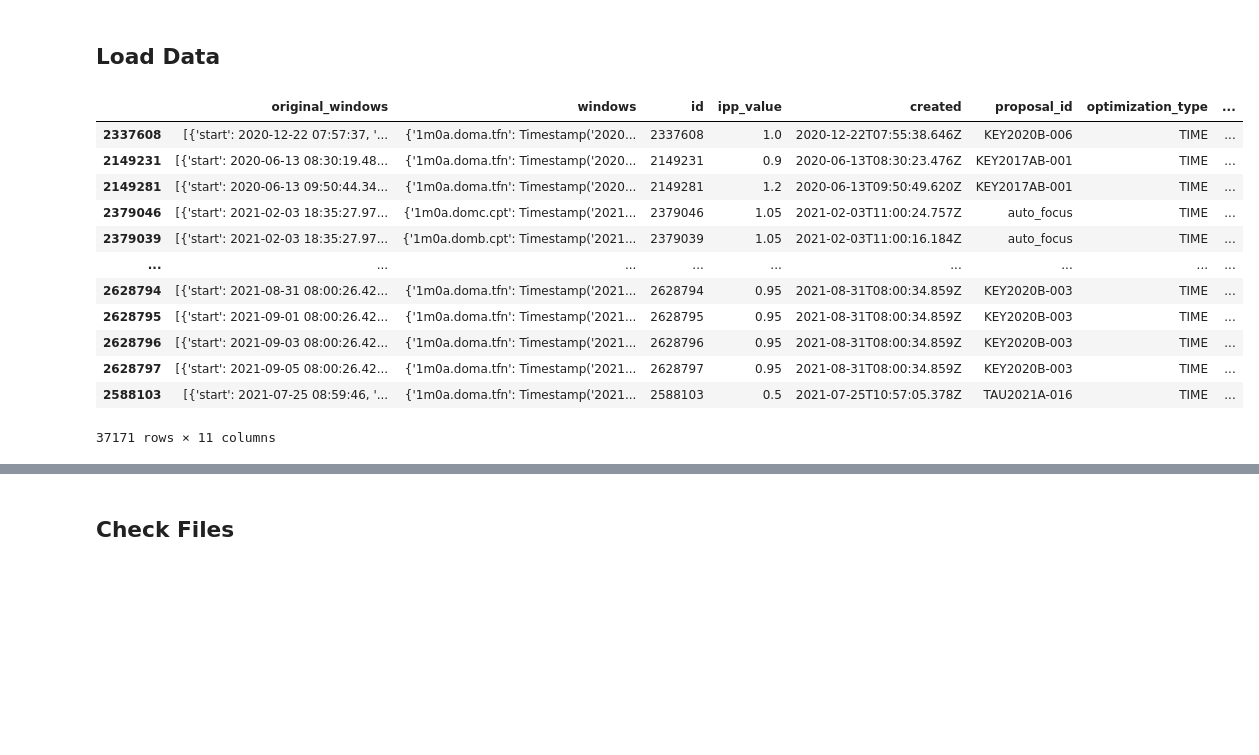
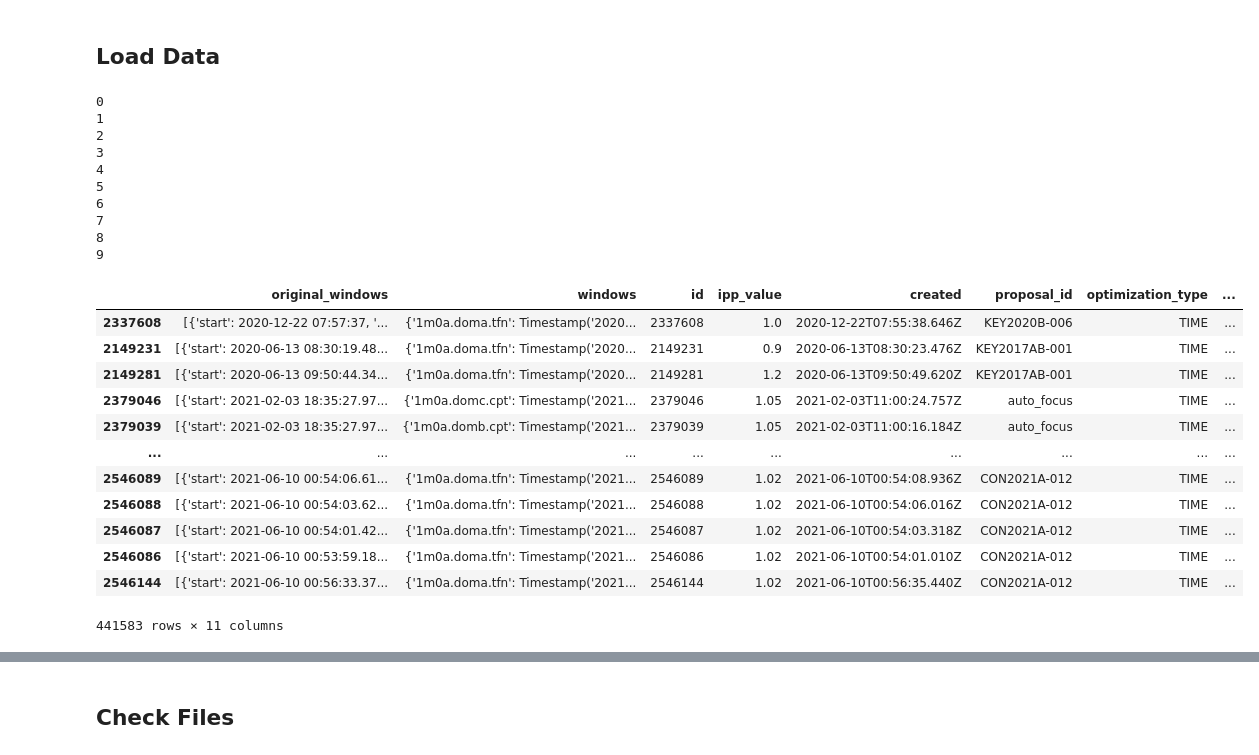
Before and after one commit to elliott-fogg/custom_scheduler, a Jupyter notebook: __ANALYSIS_all_data.ipynb, the cells around one changed output, grey strips where cells are left out. Cells and saved outputs as stored; diff of their text form; code cells hidden in the pictures; blank space fills up the shorter version.

Commit message:
Uploaded analysis files from personal laptop

```diff
--- a/__ANALYSIS_all_data.ipynb
+++ b/__ANALYSIS_all_data.ipynb
@@ -12,20 +12,34 @@ from matplotlib import pyplot as plt
 # import seaborn as sns
 # %% [markdown]
 ## Load Data
-# %%
-df = pd.read_pickle("D:/_DATA_ANALYSIS_FILES/1m_condensed_0.pkldf")
-df
-# %% [output]
-|  | original_windows | windows | id | ipp_value | created | proposal_id | optimization_type | ... |
-| 2337608 | [{'start': 2020-12-22 07:57:37, '... | {'1m0a.doma.tfn': Timestamp('2020... | 2337608 | 1.0 | 2020-12-22T07:55:38.646Z | KEY2020B-006 | TIME | ... |
-| 2149231 | [{'start': 2020-06-13 08:30:19.48... | {'1m0a.doma.tfn': Timestamp('2020... | 2149231 | 0.9 | 2020-06-13T08:30:23.476Z | KEY2017AB-001 | TIME | ... |
-| 2149281 | [{'start': 2020-06-13 09:50:44.34... | {'1m0a.doma.tfn': Timestamp('2020... | 2149281 | 1.2 | 2020-06-13T09:50:49.620Z | KEY2017AB-001 | TIME | ... |
-| 2379046 | [{'start': 2021-02-03 18:35:27.97... | {'1m0a.domc.cpt': Timestamp('2021... | 2379046 | 1.05 | 2021-02-03T11:00:24.757Z | auto_focus | TIME | ... |
-| 2379039 | [{'start': 2021-02-03 18:35:27.97... | {'1m0a.domb.cpt': Timestamp('2021... | 2379039 | 1.05 | 2021-02-03T11:00:16.184Z | auto_focus | TIME | ... |
-| ... | ... | ... | ... | ... | ... | ... | ... | ... |
-| 2628794 | [{'start': 2021-08-31 08:00:26.42... | {'1m0a.doma.tfn': Timestamp('2021... | 2628794 | 0.95 | 2021-08-31T08:00:34.859Z | KEY2020B-003 | TIME | ... |
-| 2628795 | [{'start': 2021-09-01 08:00:26.42... | {'1m0a.doma.tfn': Timestamp('2021... | 2628795 | 0.95 | 2021-08-31T08:00:34.859Z | KEY2020B-003 | TIME | ... |
-| 2628796 | [{'start': 2021-09-03 08:00:26.42... | {'1m0a.doma.tfn': Timestamp('2021... | 2628796 | 0.95 | 2021-08-31T08:00:34.859Z | KEY2020B-003 | TIME | ... |
-| 2628797 | [{'start': 2021-09-05 08:00:26.42... | {'1m0a.doma.tfn': Timestamp('2021... | 2628797 | 0.95 | 2021-08-31T08:00:34.859Z | KEY2020B-003 | TIME | ... |
-| 2588103 | [{'start': 2021-07-25 08:59:46, '... | {'1m0a.doma.tfn': Timestamp('2021... | 2588103 | 0.5 | 2021-07-25T10:57:05.378Z | TAU2021A-016 | TIME | ... |
-37171 rows × 11 columns
+# %%
+dataframes = []
+for i in range(10):
+    print(f"\r{i}", end="")
+    dataframes.append(pd.read_pickle(f"H:/_DATA_ANALYSIS_FILES/1m_condensed_{i}.pkldf"))
+df = pd.concat(dataframes).drop(columns=["og_file"])
+df
+# %% [output]
+0
+1
+2
+3
+4
+5
+6
+7
+8
+9
+|  | original_windows | windows | id | ipp_value | created | proposal_id | optimization_type | ... |
+| 2337608 | [{'start': 2020-12-22 07:57:37, '... | {'1m0a.doma.tfn': Timestamp('2020... | 2337608 | 1.0 | 2020-12-22T07:55:38.646Z | KEY2020B-006 | TIME | ... |
+| 2149231 | [{'start': 2020-06-13 08:30:19.48... | {'1m0a.doma.tfn': Timestamp('2020... | 2149231 | 0.9 | 2020-06-13T08:30:23.476Z | KEY2017AB-001 | TIME | ... |
+| 2149281 | [{'start': 2020-06-13 09:50:44.34... | {'1m0a.doma.tfn': Timestamp('2020... | 2149281 | 1.2 | 2020-06-13T09:50:49.620Z | KEY2017AB-001 | TIME | ... |
+| 2379046 | [{'start': 2021-02-03 18:35:27.97... | {'1m0a.domc.cpt': Timestamp('2021... | 2379046 | 1.05 | 2021-02-03T11:00:24.757Z | auto_focus | TIME | ... |
+| 2379039 | [{'start': 2021-02-03 18:35:27.97... | {'1m0a.domb.cpt': Timestamp('2021... | 2379039 | 1.05 | 2021-02-03T11:00:16.184Z | auto_focus | TIME | ... |
+| ... | ... | ... | ... | ... | ... | ... | ... | ... |
+| 2546089 | [{'start': 2021-06-10 00:54:06.61... | {'1m0a.doma.tfn': Timestamp('2021... | 2546089 | 1.02 | 2021-06-10T00:54:08.936Z | CON2021A-012 | TIME | ... |
+| 2546088 | [{'start': 2021-06-10 00:54:03.62... | {'1m0a.doma.tfn': Timestamp('2021... | 2546088 | 1.02 | 2021-06-10T00:54:06.016Z | CON2021A-012 | TIME | ... |
+| 2546087 | [{'start': 2021-06-10 00:54:01.42... | {'1m0a.doma.tfn': Timestamp('2021... | 2546087 | 1.02 | 2021-06-10T00:54:03.318Z | CON2021A-012 | TIME | ... |
+| 2546086 | [{'start': 2021-06-10 00:53:59.18... | {'1m0a.doma.tfn': Timestamp('2021... | 2546086 | 1.02 | 2021-06-10T00:54:01.010Z | CON2021A-012 | TIME | ... |
+| 2546144 | [{'start': 2021-06-10 00:56:33.37... | {'1m0a.doma.tfn': Timestamp('2021... | 2546144 | 1.02 | 2021-06-10T00:56:35.440Z | CON2021A-012 | TIME | ... |
+441583 rows × 11 columns
```
Also changed, not shown: parts of 8 cells of this notebook, 2 other files.
